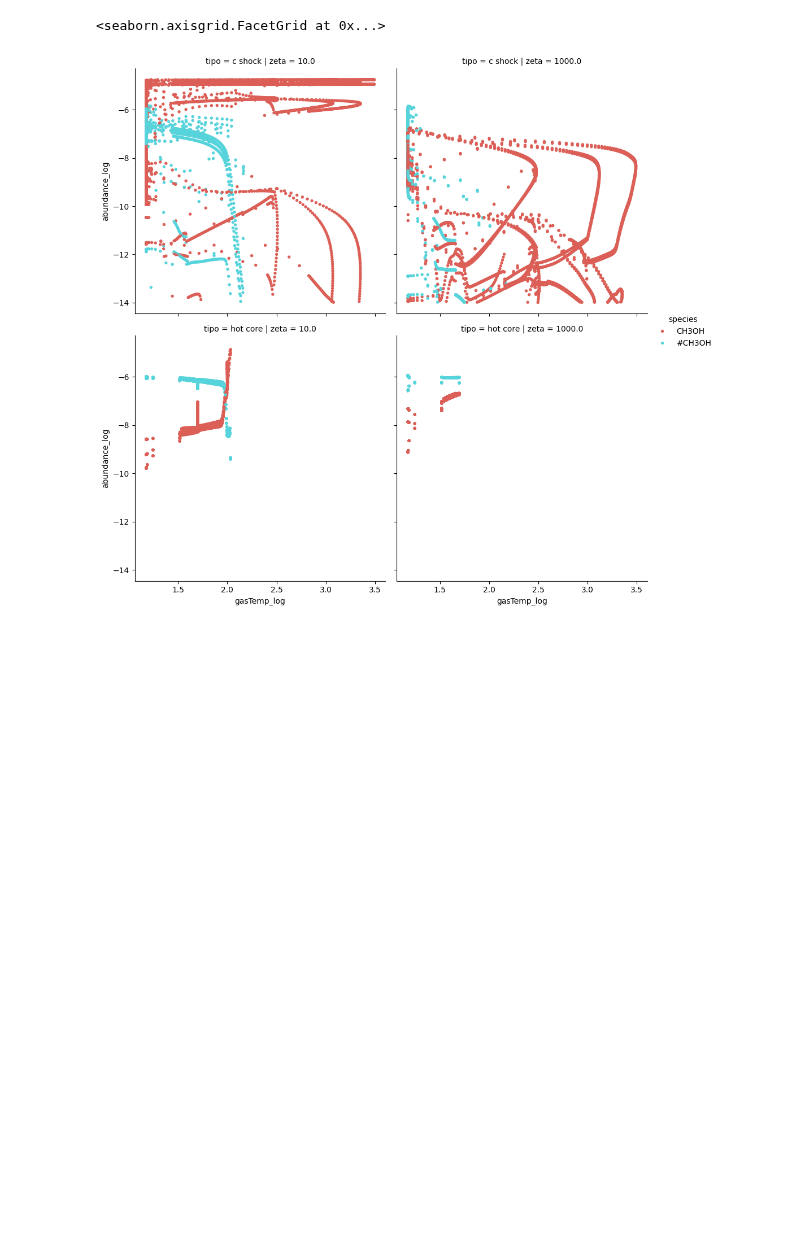
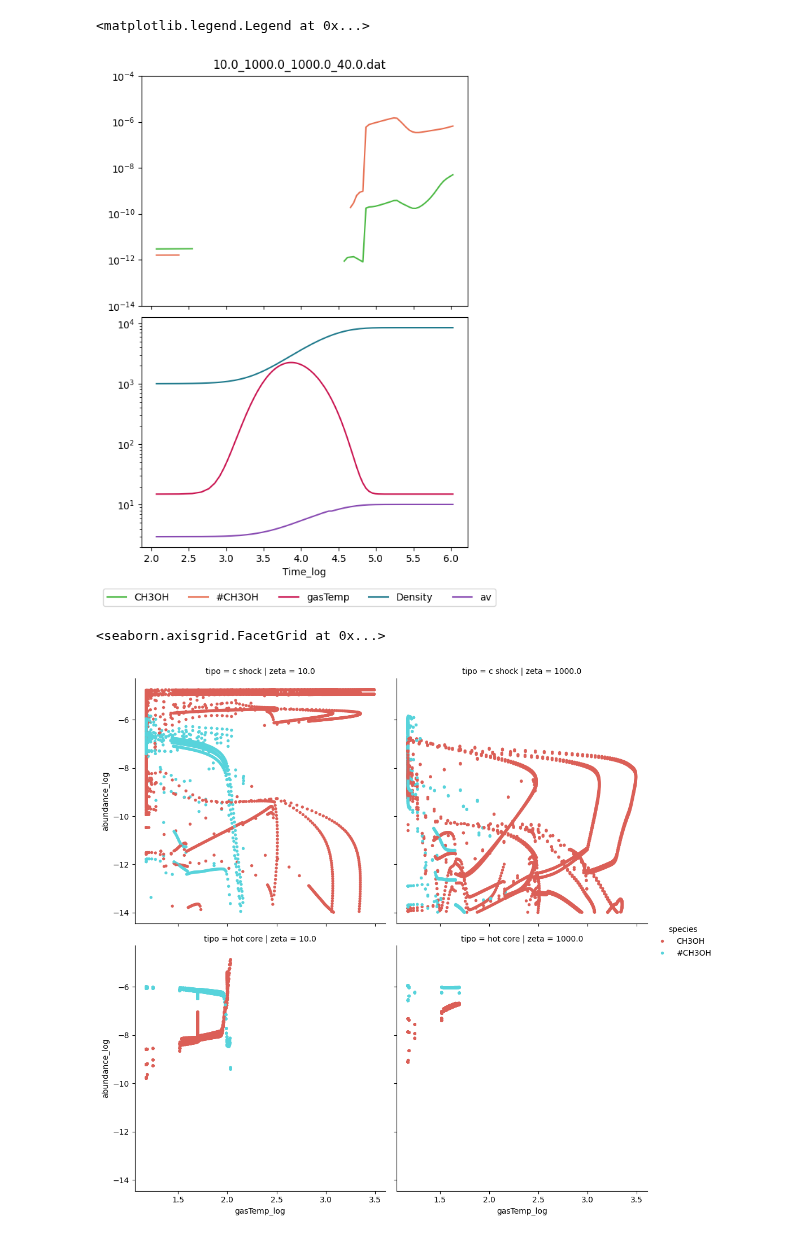
Before and after one commit to georgina-sampson/LEAPS-2024, a Jupyter notebook: CH3OH/relplots.ipynb, the cells around one changed output. Cells and saved outputs as stored; diff of their text form; code cells hidden in the pictures; blank space fills up the shorter version.

```diff
--- a/CH3OH/relplots.ipynb
+++ b/CH3OH/relplots.ipynb
@@ -17,3 +104,34 @@ df_db = pl.buildDataframe([constants.SHOCK, constants.HOTCORE], constants.folder
+# %%
+tipo=constants.SHOCK
+df=df_sh
+
+cols=['gasTemp', 'Density', 'av']
+species=['CH3OH','#CH3OH']
+colors=['#ca1551','#054a29','#4cb944','#e6b40f','#8c001a']
+
+fig, axs = plt.subplots(2, 1, figsize=(6,8), sharex=True)
+fig.subplots_adjust(top=0.95, hspace=0.05)
+
+tdf=df[df['runName']==df['runName'][0]]
+
+ax=axs[1]
+for i,col in enumerate(cols):
+    ax.plot(tdf['Time_log'], tdf[col], label=col, c=['#ca1551','#1f7a8c','#884ab2'][i])
+
+fig.suptitle(df['runName'][0])
+ax.set_yscale('log')
+ax.set_xlabel('Time_log')
+
+ax=axs[0]
+for j,col in enumerate(species):
+    ax.plot(tdf['Time_log'], tdf[col], label=col, c=['#4cb944','#e76f51'][j])
+ax.set_yscale('log')
+ax.set_ybound(1e-14,1e-4)
+
+fig.legend(ncols=5, loc='lower center')
+# %% [output]
+<matplotlib.legend.Legend at 0x...>
+[figure, added]
 # %%
 df=pl.localAbundanceDataframe(df_db, species, constants.physical, constants.BOTH, momento=constants.ALL, singleDf=False)
 # %%
```
Also changed, not shown: parts of 2 cells of this notebook, 1 other file.
